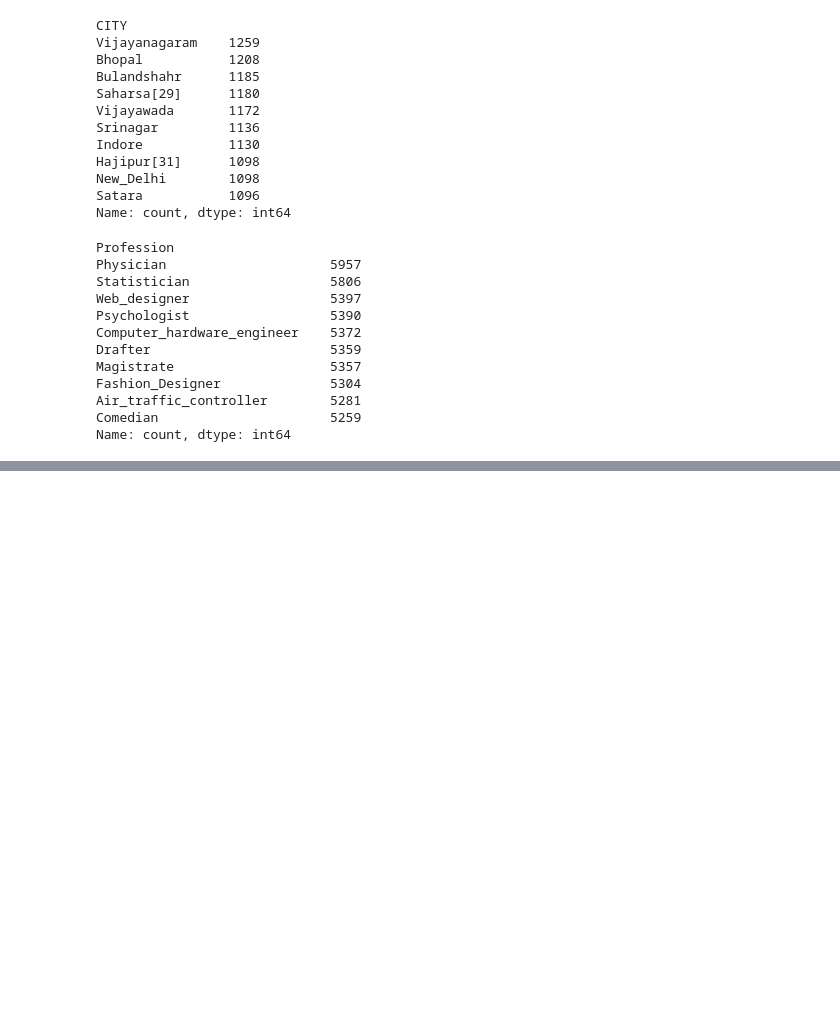
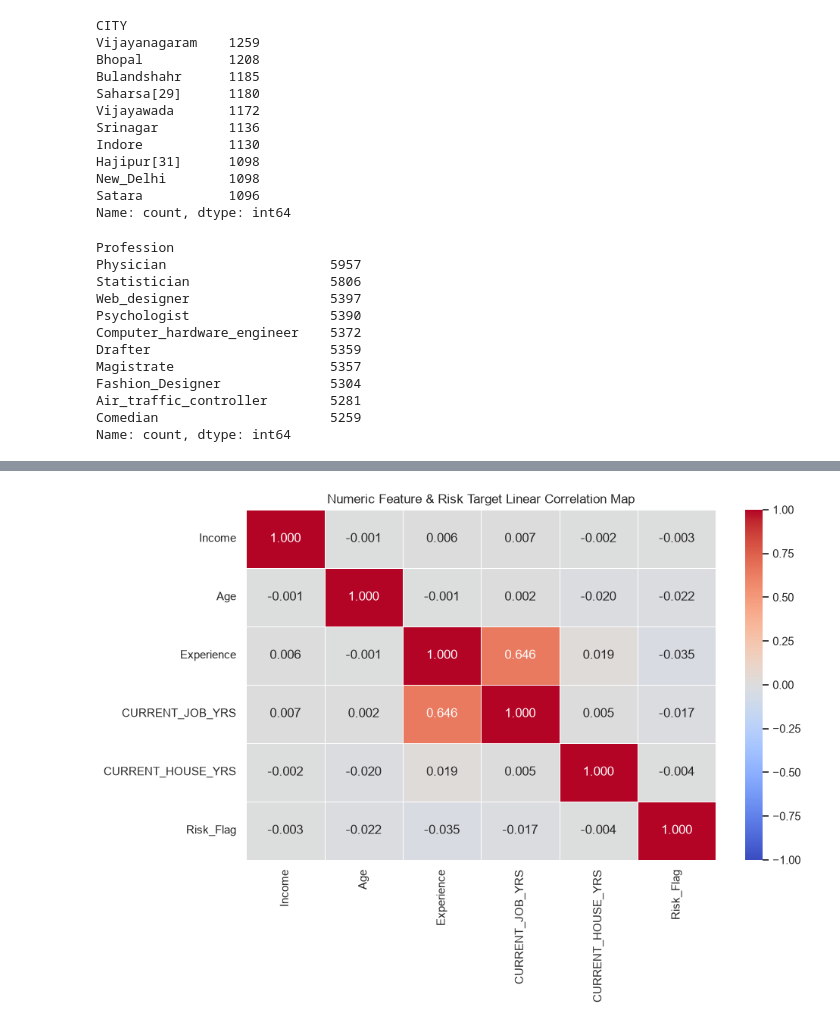
Before and after one commit to Hrithik19989/Loan_Approvals_System, a Jupyter notebook: notebooks/01_exploratory_data_analysis.ipynb, the cells around one changed output, grey strips where cells are left out. Drawn from its saved outputs; the diff is of its cells as text; code cells hidden in the pictures; blank space fills up the shorter version.

```diff
--- a/notebooks/01_exploratory_data_analysis.ipynb
+++ b/notebooks/01_exploratory_data_analysis.ipynb
@@ -160,0 +298,10 @@ Name: count, dtype: int64
+# %%
+# Select numeric fields including the target label
+analysis_cols = numeric_features + ['Risk_Flag']
+correlation_matrix = df[analysis_cols].corr()
+
+sns.heatmap(correlation_matrix, annot=True, cmap="coolwarm", fmt=".3f", linewidths=0.5, vmin=-1, vmax=1)
+plt.title("Numeric Feature & Risk Target Linear Correlation Map")
+plt.show()
+# %% [output]
+[figure, added]
```
Also changed, not shown: parts of 11 cells of this notebook.
